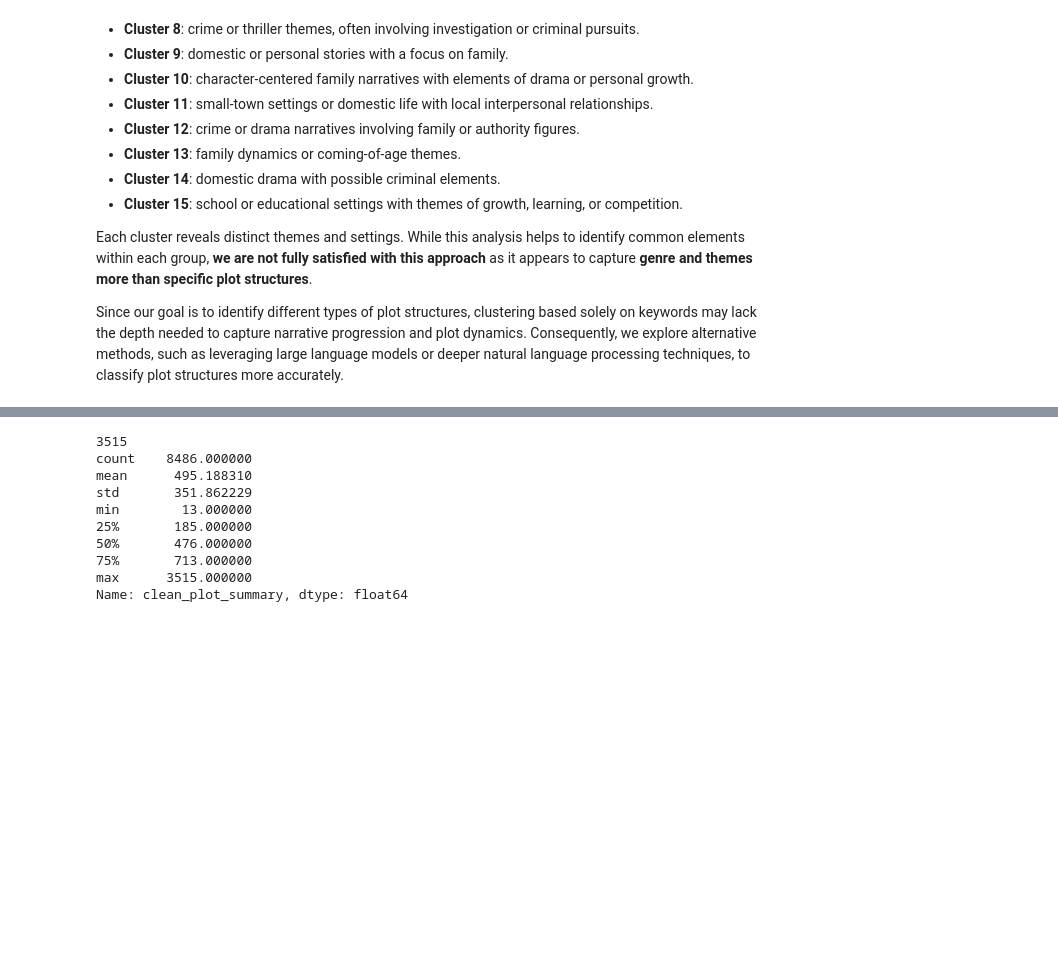
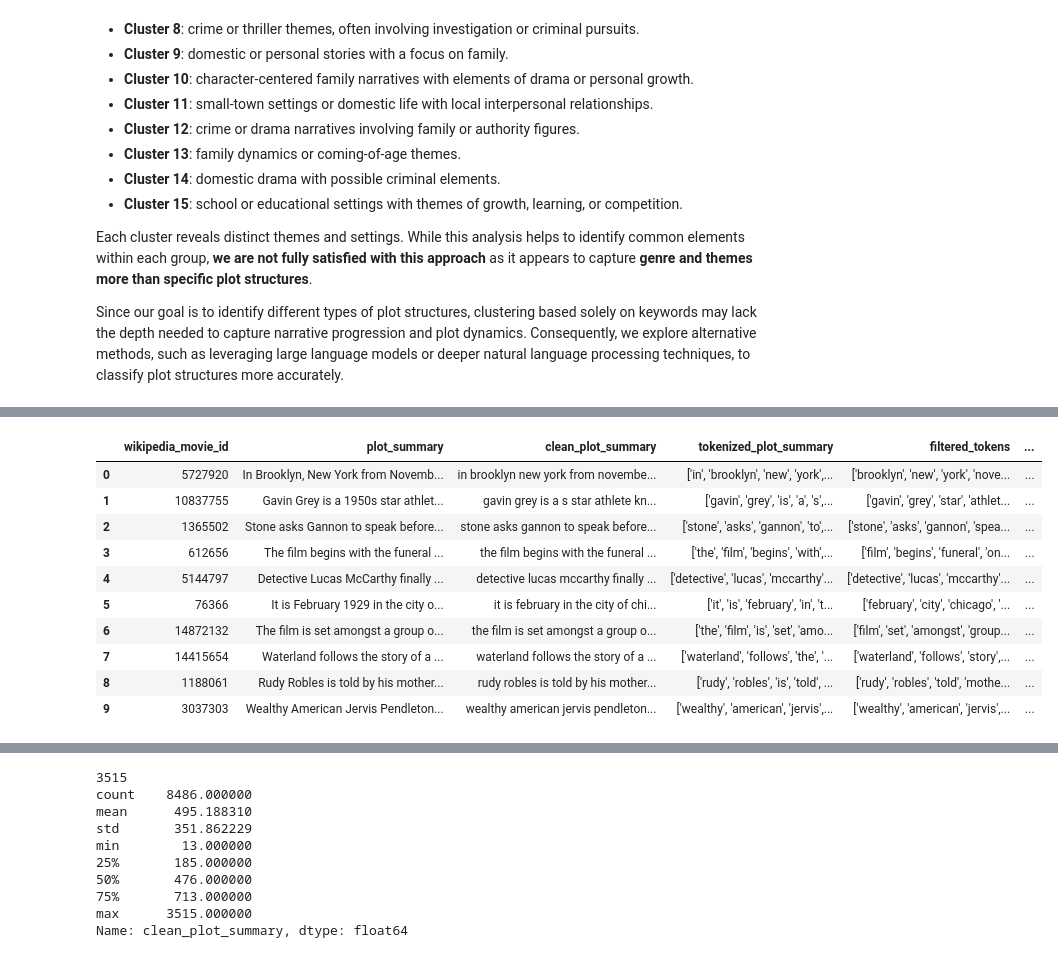
Before and after one commit to arthurEpfl/CMU_MovieCorpus_Data_Analysis, a Jupyter notebook: src/summaries.ipynb, the cells around one changed output, grey strips where cells are left out. Saved outputs shown, nothing was run; the diff lists cells and outputs as text; code cells hidden in the pictures; blank space fills up the shorter version.

Commit message:
add plot structure extraction (clustering done, LLM TDC)

```diff
--- a/src/summaries.ipynb
+++ b/src/summaries.ipynb
@@ -287,7 +317,42 @@ def classify_summary(summary):
 
 # # Save results to CSV if needed
 # summaries.to_csv('/mnt/data/classified_summaries_with_plot_structures.csv', index=False)
+# %%
+cache_dir = "../LLM_summarizer_cache"
+
+# Create the cache directory if it does not exist
+os.makedirs(cache_dir, exist_ok=True)
+
+summarizer = pipeline("summarization", model="facebook/bart-large-cnn", cache_dir=cache_dir)
+
+def truncate_text(text, max_words=400):
+    # Split and truncate to the first max_words
+    words = text.split()
+    if len(words) > max_words:
+        return " ".join(words[:max_words])
+    return text
+
+def summarize_text(text):
+    max_len = 250
+    word_count = len(text.split())
+    if word_count < max_len:
+        return text
+    min_len = max(50, int(0.2 * word_count)) # At least 20% of original length or 50 tokens min
+    if min_len > max_len:
+        min_len -= 50
+    summary = summarizer(text, max_length=max_len, min_length=min_len, do_sample=False)[0]['summary_text']
+    return summary
+
+def summarize_text_with_retry(text, retries=3):
+    truncated_text = truncate_text(text)
+    for _ in range(retries):
+        try:
+            summary = summarizer(truncated_text, max_length=250, min_length=80, do_sample=False)
+            return summary[0]['summary_text'] if summary else ""
+        except IndexError:
+            continue
+    return "Summarization failed after retries."
 # %%
-test_sample = common_summaries.sample(10, random_state=1)
-test_sample['plot_structure'] = test_sample['clean_plot_summary'].apply(classify_summary)
+test_sample = common_summaries.sample(10)
+test_sample['summarized'] = test_sample['plot_summary'].apply(summarize_text)
 # %% [output]
@@ -295,0 +361,2 @@ Error:
+# %%
+test_sample['plot_structure'] = test_sample['summarized'].apply(classify_summary)
@@ -295,0 +385,15 @@ Error:
+# %%
+merged_sample = pd.merge(test_sample, movies, on='wikipedia_movie_id', how='left')
+merged_sample['clean_plot_summary', 'plot_structure', 'movie_genre']
+# %% [output]
+|  | wikipedia_movie_id | plot_summary | clean_plot_summary | tokenized_plot_summary | filtered_tokens | ... |
+| 0 | 5727920 | In Brooklyn, New York from Novemb... | in brooklyn new york from novembe... | ['in', 'brooklyn', 'new', 'york',... | ['brooklyn', 'new', 'york', 'nove... | ... |
+| 1 | 10837755 | Gavin Grey is a 1950s star athlet... | gavin grey is a s star athlete kn... | ['gavin', 'grey', 'is', 'a', 's',... | ['gavin', 'grey', 'star', 'athlet... | ... |
+| 2 | 1365502 | Stone asks Gannon to speak before... | stone asks gannon to speak before... | ['stone', 'asks', 'gannon', 'to',... | ['stone', 'asks', 'gannon', 'spea... | ... |
+| 3 | 612656 | The film begins with the funeral ... | the film begins with the funeral ... | ['the', 'film', 'begins', 'with',... | ['film', 'begins', 'funeral', 'on... | ... |
+| 4 | 5144797 | Detective Lucas McCarthy finally ... | detective lucas mccarthy finally ... | ['detective', 'lucas', 'mccarthy'... | ['detective', 'lucas', 'mccarthy'... | ... |
+| 5 | 76366 | It is February 1929 in the city o... | it is february in the city of chi... | ['it', 'is', 'february', 'in', 't... | ['february', 'city', 'chicago', '... | ... |
+| 6 | 14872132 | The film is set amongst a group o... | the film is set amongst a group o... | ['the', 'film', 'is', 'set', 'amo... | ['film', 'set', 'amongst', 'group... | ... |
+| 7 | 14415654 | Waterland follows the story of a ... | waterland follows the story of a ... | ['waterland', 'follows', 'the', '... | ['waterland', 'follows', 'story',... | ... |
+| 8 | 1188061 | Rudy Robles is told by his mother... | rudy robles is told by his mother... | ['rudy', 'robles', 'is', 'told', ... | ['rudy', 'robles', 'told', 'mothe... | ... |
+| 9 | 3037303 | Wealthy American Jervis Pendleton... | wealthy american jervis pendleton... | ['wealthy', 'american', 'jervis',... | ['wealthy', 'american', 'jervis',... | ... |
```
Also changed, not shown: parts of 14 cells of this notebook.
